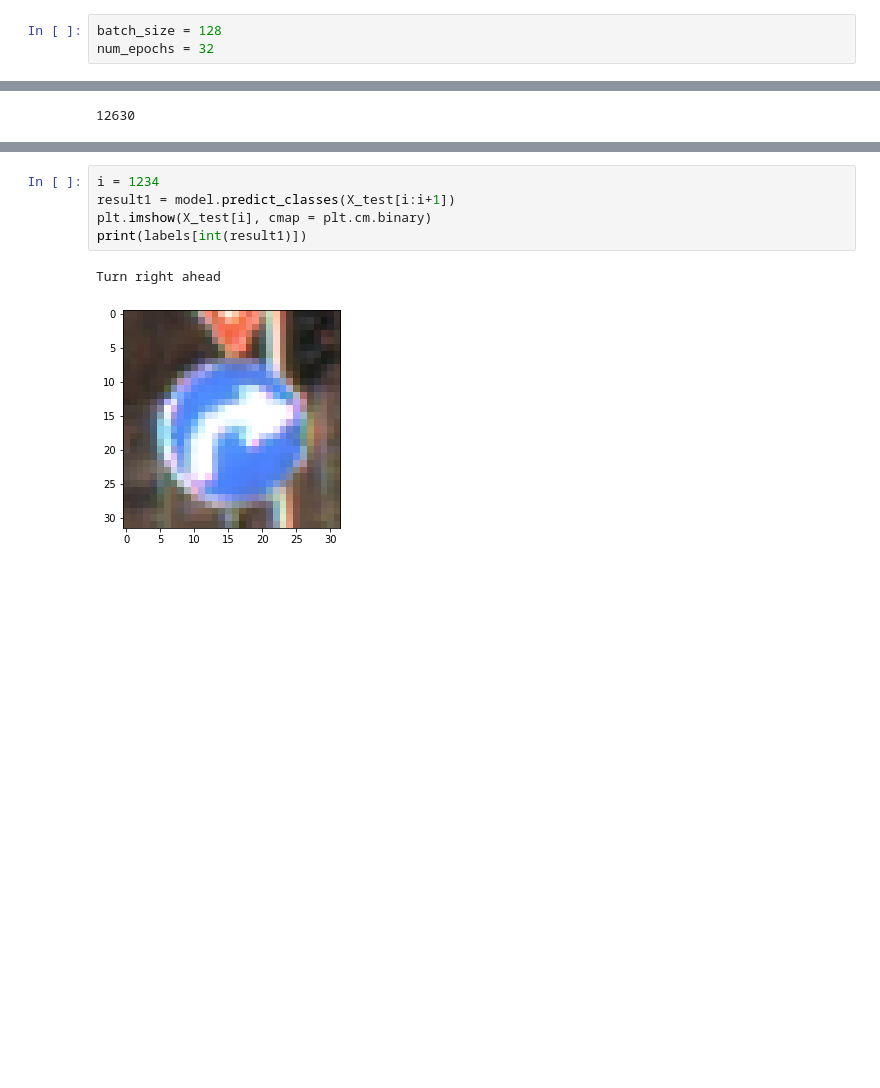
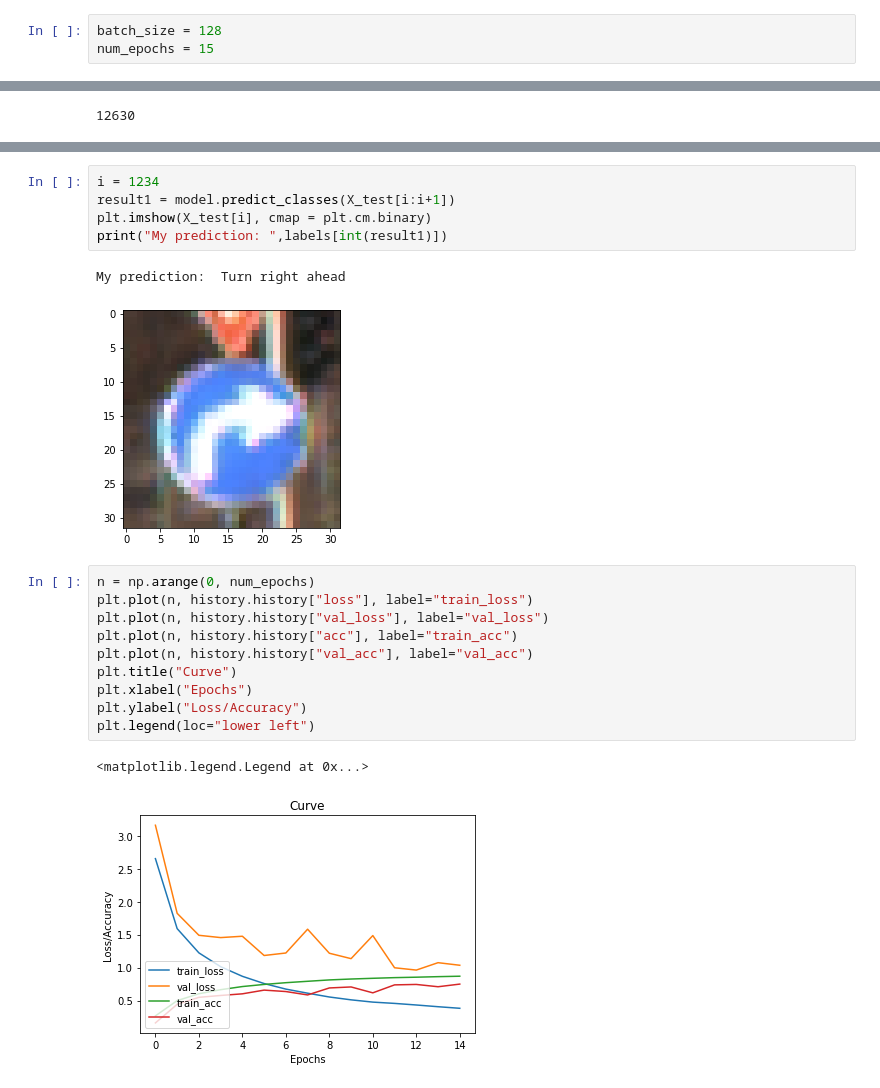
Before and after one commit to anthng/Traffic-Sign-Detection, a Jupyter notebook: TrafficSign.ipynb, the cells around one changed output, grey strips where cells are left out. Saved outputs shown, nothing was run; the diff lists cells and outputs as text; blank space fills up the shorter version.

Commit message:
plot Loss/Acc

```diff
--- a/TrafficSign.ipynb
+++ b/TrafficSign.ipynb
@@ -167,7 +169,7 @@ Non-trainable params: 312
 _________________________________________________________________
 # %%
 batch_size = 128
-num_epochs = 32
+num_epochs = 15
 # %%
 history = model.fit_generator(aug.flow(X_train, y_train, batch_size=batch_size), epochs=num_epochs, steps_per_epoch=X_train.shape[0]//batch_size, validation_data=(X_valid,y_valid),verbose =1)
 # %% [output]
@@ -223,7 +227,20 @@ len(X_test)
 i = 1234
 result1 = model.predict_classes(X_test[i:i+1])
 plt.imshow(X_test[i], cmap = plt.cm.binary)
-print(labels[int(result1)])
+print("My prediction: ",labels[int(result1)])
 # %% [output]
-Turn right ahead
+My prediction:  Turn right ahead
 [figure]
+# %%
+n = np.arange(0, num_epochs)
+plt.plot(n, history.history["loss"], label="train_loss")
+plt.plot(n, history.history["val_loss"], label="val_loss")
+plt.plot(n, history.history["acc"], label="train_acc")
+plt.plot(n, history.history["val_acc"], label="val_acc")
+plt.title("Curve")
+plt.xlabel("Epochs")
+plt.ylabel("Loss/Accuracy")
+plt.legend(loc="lower left")
+# %% [output]
+<matplotlib.legend.Legend at 0x...>
+[figure, added]
```
Also changed, not shown: parts of 6 cells of this notebook.
